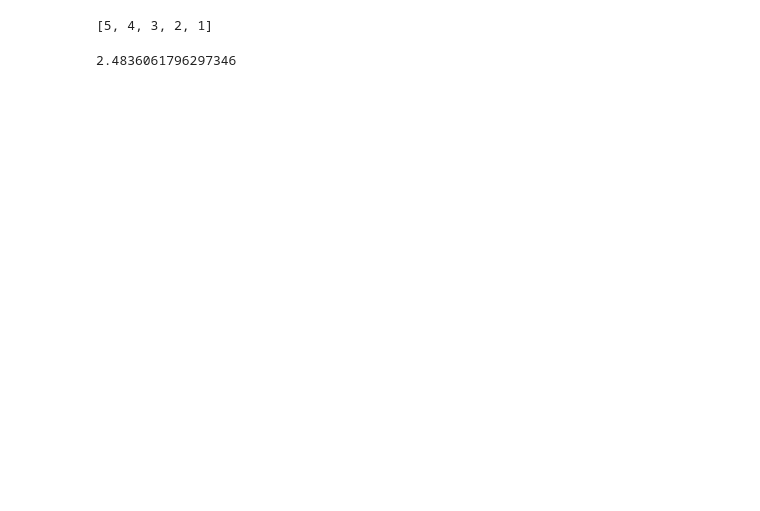
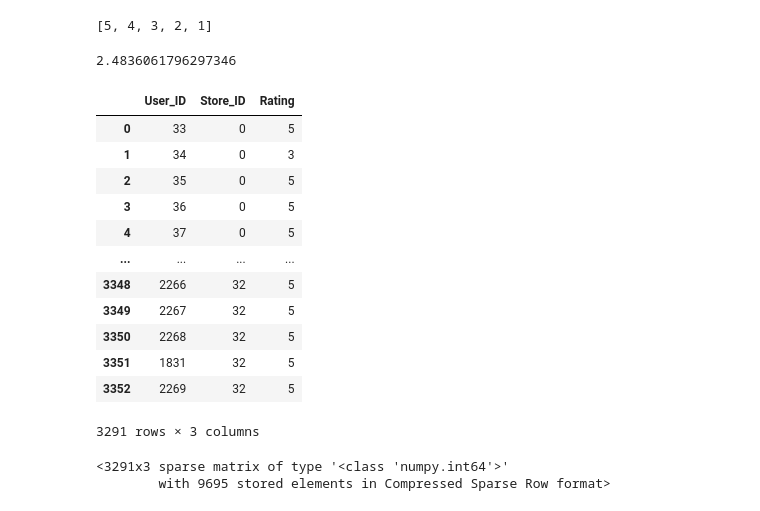
Before and after one commit to NoteOrbit/Recommendations, a Jupyter notebook: ranking.ipynb, the cells around one changed output. Cells and saved outputs as stored; diff of their text form; code cells hidden in the pictures; blank space fills up the shorter version.

```diff
--- a/ranking.ipynb
+++ b/ranking.ipynb
@@ -33,3 +47,24 @@ starsort(x)
 # %% [output]
 [5, 4, 3, 2, 1]
 2.4836061796297346
+# %%
+df
+# %% [output]
+|  | User_ID | Store_ID | Rating |
+| 0 | 33 | 0 | 5 |
+| 1 | 34 | 0 | 3 |
+| 2 | 35 | 0 | 5 |
+| 3 | 36 | 0 | 5 |
+| 4 | 37 | 0 | 5 |
+| ... | ... | ... | ... |
+| 3348 | 2266 | 32 | 5 |
+| 3349 | 2267 | 32 | 5 |
+| 3350 | 2268 | 32 | 5 |
+| 3351 | 1831 | 32 | 5 |
+| 3352 | 2269 | 32 | 5 |
+3291 rows × 3 columns
+# %%
+csr_matrix(df)
+# %% [output]
+<3291x3 sparse matrix of type '<class 'numpy.int64'>'
+        with 9695 stored elements in Compressed Sparse Row format>
```
Also changed, not shown: parts of 4 cells of this notebook, 12 other files.
